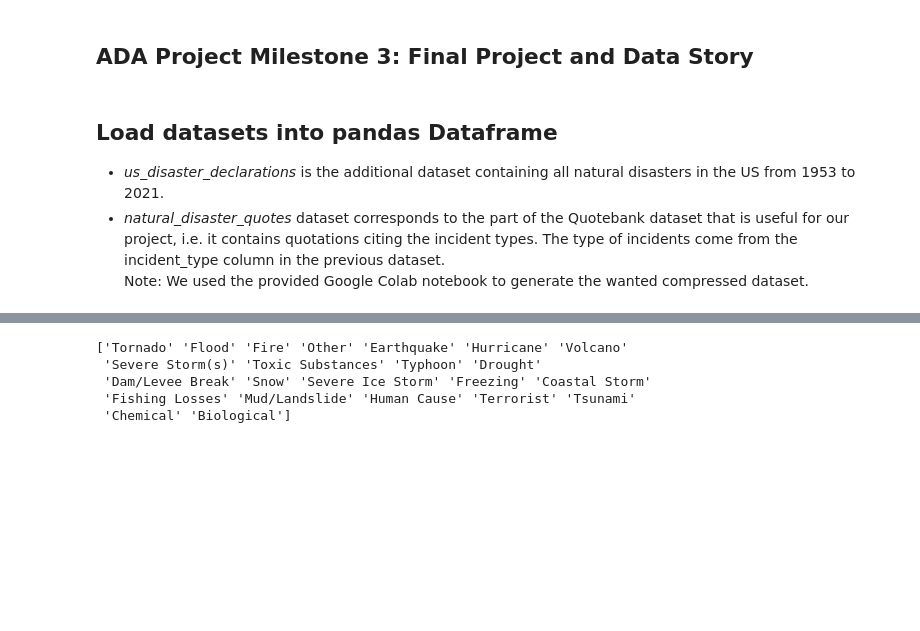
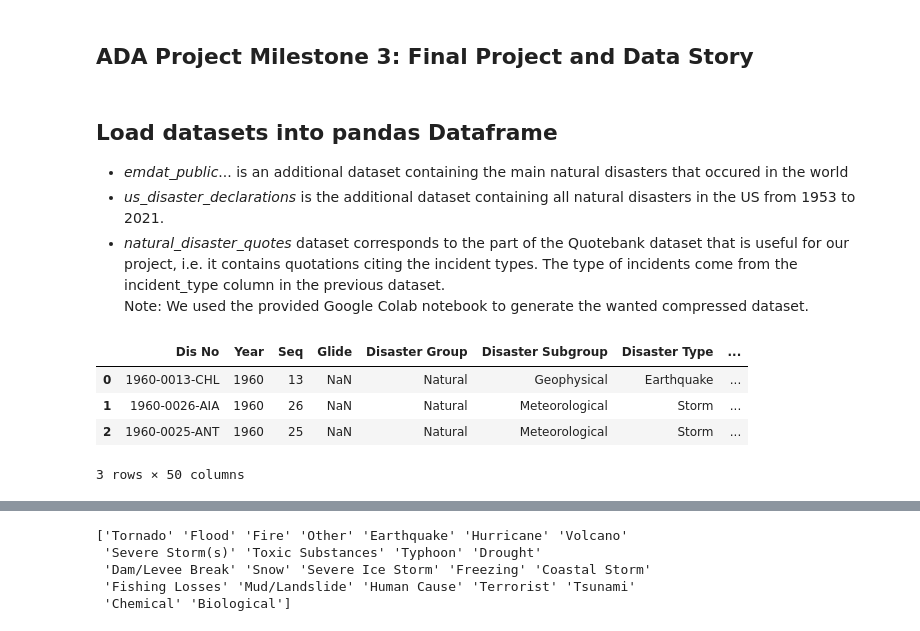
Before and after one commit to epfl-ada/ada-2021-project-marietan-ghariani-bracone-karimi, a Jupyter notebook: project.ipynb, the cells around one changed output, grey strips where cells are left out. Cells and saved outputs as stored; diff of their text form; code cells hidden in the pictures; blank space fills up the shorter version.

```diff
--- a/project.ipynb
+++ b/project.ipynb
@@ -10,6 +10,19 @@ import time
 from datetime import datetime
 # %% [markdown]
 ## Load datasets into pandas Dataframe
+- _emdat_public_... is an additional dataset containing the main natural disasters that occured in the world
 - _us_disaster_declarations_ is the additional dataset containing all natural disasters in the US from 1953 to 2021. <br>
 - _natural_disaster_quotes_ dataset corresponds to the part of the Quotebank dataset that is useful for our project, i.e. it contains quotations citing the incident types. The type of incidents come from the incident_type column in the previous dataset. <br>
 Note: We used the provided Google Colab notebook to generate the wanted compressed dataset.
+# %%
+# Load additional datasets
+
+# World dataset : download at https://www.emdat.be/, select 'Natural' and the years from 1960 to 2020 and for all the continents (nd = natural disaters)
+nd_world = pd.read_excel('data\emdat_public_2021_12_11_query_uid-ucCmQ2.xlsx', header=6)
+nd_world.head(3)
+# %% [output]
+|  | Dis No | Year | Seq | Glide | Disaster Group | Disaster Subgroup | Disaster Type | ... |
+| 0 | 1960-0013-CHL | 1960 | 13 | NaN | Natural | Geophysical | Earthquake | ... |
+| 1 | 1960-0026-AIA | 1960 | 26 | NaN | Natural | Meteorological | Storm | ... |
+| 2 | 1960-0025-ANT | 1960 | 25 | NaN | Natural | Meteorological | Storm | ... |
+3 rows × 50 columns
```
Also changed, not shown: parts of 8 cells of this notebook, 5 other files.
